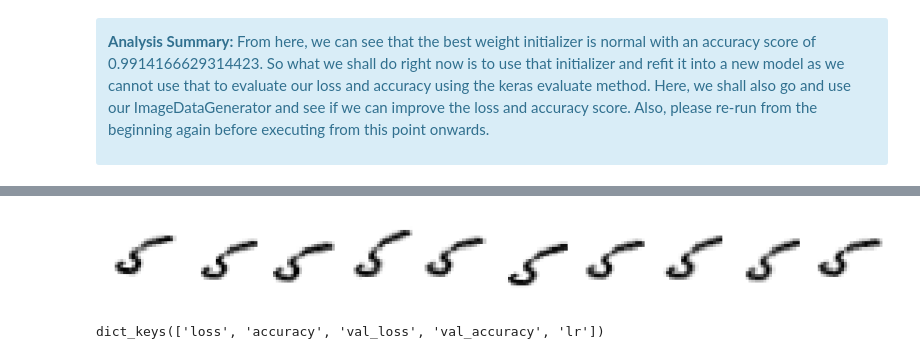
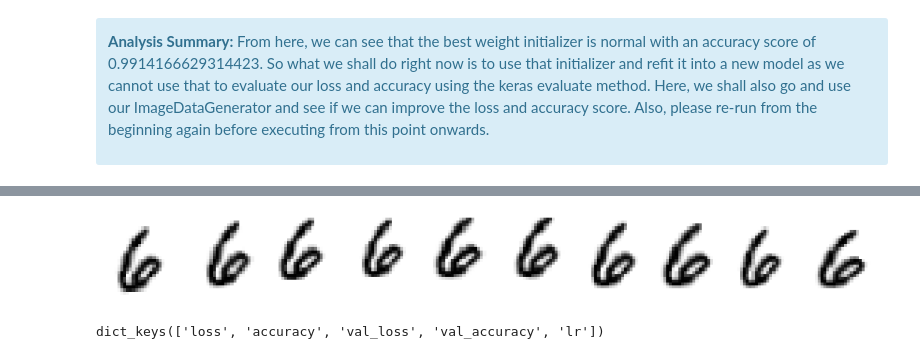
Before and after one commit to ngzhankang/Deep-Learning, a Jupyter notebook: Assignment_1.ipynb, the cells around one changed output, grey strips where cells are left out. Drawn from its saved outputs; the diff is of its cells as text; code cells hidden in the pictures.

```diff
--- a/Assignment_1.ipynb
+++ b/Assignment_1.ipynb
@@ -893,7 +893,8 @@ train_gen = ImageDataGenerator(
     width_shift_range=0.08,
     height_shift_range=0.08,
     shear_range=0.3,
-    zoom_range=0.08
+    zoom_range=0.08,
+    zca_whitening=True
 )
 test_gen =  ImageDataGenerator()
 # %%
@@ -931,19 +932,19 @@ Epoch 30/30
 # %%
 # preview our augmented images here
-X_train3 = X_train[11,].reshape((1,28,28,1))
-Y_train3 = Y_train[11,].reshape((1,10))
+X_train3 = X_train[13,].reshape((1,28,28,1))
+Y_train3 = Y_train[13,].reshape((1,10))
 plt.figure(figsize=(15,4.5))
 for i in range(10):
     plt.subplot(3, 10, i+1)
     X_train2, Y_train2 = train_gen.flow(X_train3,Y_train3).next()
     plt.imshow(X_train2[0].reshape((28,28)),cmap=plt.cm.binary)
     plt.axis('off')
     if i==9: X_train3 = X_train[11,].reshape((1,28,28,1))
     if i==19: X_train3 = X_train[18,].reshape((1,28,28,1))
 plt.subplots_adjust(wspace=-0.1, hspace=-0.1)
 plt.show()
 # %% [output]
-[figure, old version]
+[figure, new version]
 # %%
 #print the available history keys for use
 print(history.history.keys())
```
Also changed, not shown: parts of 10 cells of this notebook.
